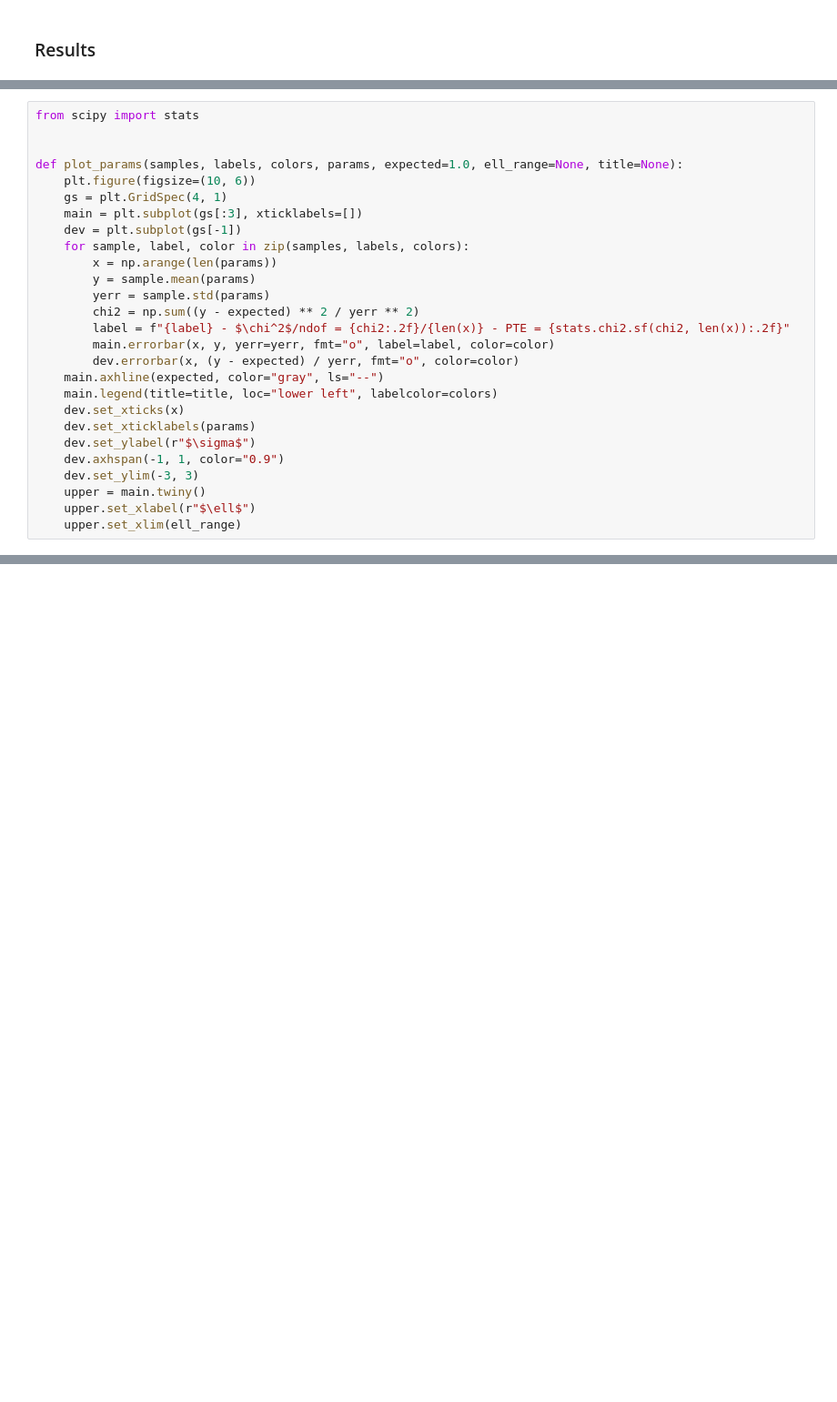
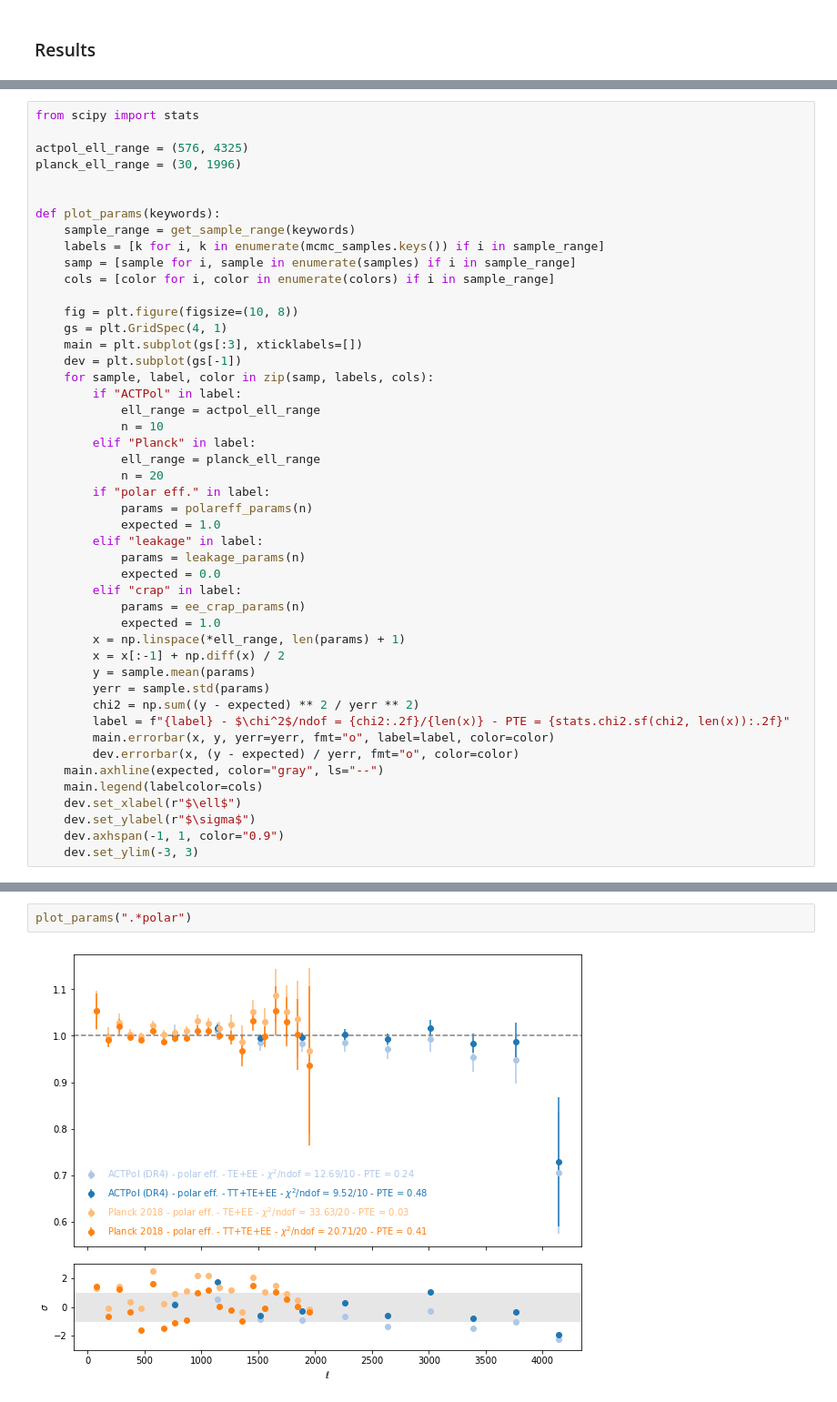
Before and after one commit to xgarrido/cmb_consistency, a Jupyter notebook: notebooks/consistency.ipynb, the cells around one changed output, grey strips where cells are left out. Shown at 91% size. Saved outputs shown, nothing was run; the diff lists cells and outputs as text; blank space fills up the shorter version.

```diff
--- a/notebooks/consistency.ipynb
+++ b/notebooks/consistency.ipynb
@@ -374,14 +342,38 @@ plot_results(sample_range=range(len(samples)), params=cosmo_params + ["A_planck"
 # %%
 from scipy import stats
 
+actpol_ell_range = (576, 4325)
+planck_ell_range = (30, 1996)
 
-def plot_params(samples, labels, colors, params, expected=1.0, ell_range=None, title=None):
-    plt.figure(figsize=(10, 6))
+
+def plot_params(keywords):
+    sample_range = get_sample_range(keywords)
+    labels = [k for i, k in enumerate(mcmc_samples.keys()) if i in sample_range]
+    samp = [sample for i, sample in enumerate(samples) if i in sample_range]
+    cols = [color for i, color in enumerate(colors) if i in sample_range]
+
+    fig = plt.figure(figsize=(10, 8))
     gs = plt.GridSpec(4, 1)
     main = plt.subplot(gs[:3], xticklabels=[])
     dev = plt.subplot(gs[-1])
-    for sample, label, color in zip(samples, labels, colors):
-        x = np.arange(len(params))
+    for sample, label, color in zip(samp, labels, cols):
+        if "ACTPol" in label:
+            ell_range = actpol_ell_range
+            n = 10
+        elif "Planck" in label:
+            ell_range = planck_ell_range
+            n = 20
+        if "polar eff." in label:
+            params = polareff_params(n)
+            expected = 1.0
+        elif "leakage" in label:
+            params = leakage_params(n)
+            expected = 0.0
+        elif "crap" in label:
+            params = ee_crap_params(n)
+            expected = 1.0
+        x = np.linspace(*ell_range, len(params) + 1)
+        x = x[:-1] + np.diff(x) / 2
         y = sample.mean(params)
         yerr = sample.std(params)
         chi2 = np.sum((y - expected) ** 2 / yerr ** 2)
@@ -389,12 +381,8 @@ def plot_params(samples, labels, colors, params, expected=1.0, ell_range=None, t
         main.errorbar(x, y, yerr=yerr, fmt="o", label=label, color=color)
         dev.errorbar(x, (y - expected) / yerr, fmt="o", color=color)
     main.axhline(expected, color="gray", ls="--")
-    main.legend(title=title, loc="lower left", labelcolor=colors)
-    dev.set_xticks(x)
-    dev.set_xticklabels(params)
+    main.legend(labelcolor=cols)
+    dev.set_xlabel(r"$\ell$")
     dev.set_ylabel(r"$\sigma$")
     dev.axhspan(-1, 1, color="0.9")
     dev.set_ylim(-3, 3)
-    upper = main.twiny()
-    upper.set_xlabel(r"$\ell$")
-    upper.set_xlim(ell_range)
@@ -421,0 +389,4 @@ plot_params(samples[14:16], labels, colors[14:16], ee_crap_params(20), ell_range
+# %%
+plot_params(".*polar")
+# %% [output]
+[figure, added]
```
Also changed, not shown: parts of 25 cells of this notebook.
